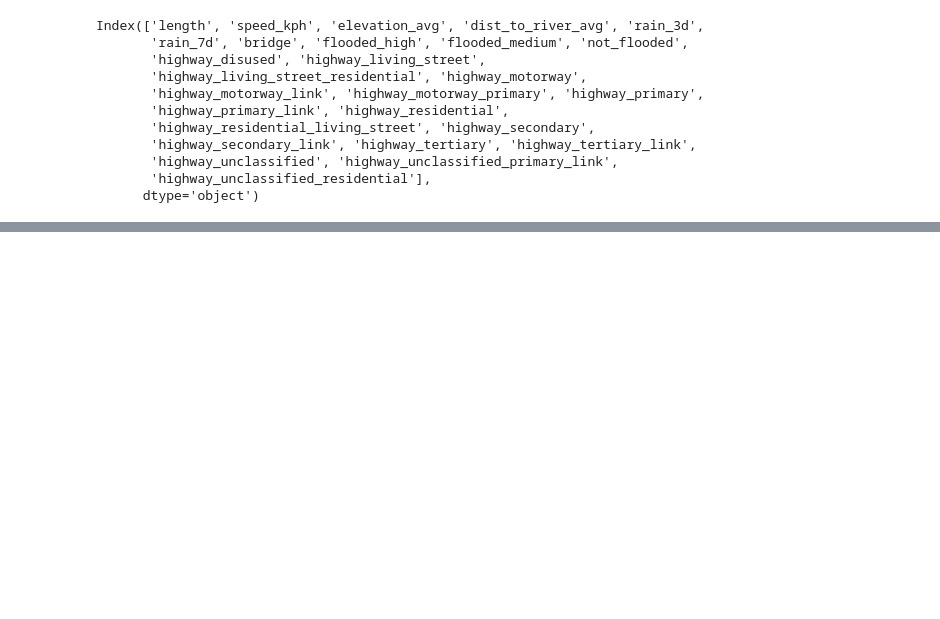
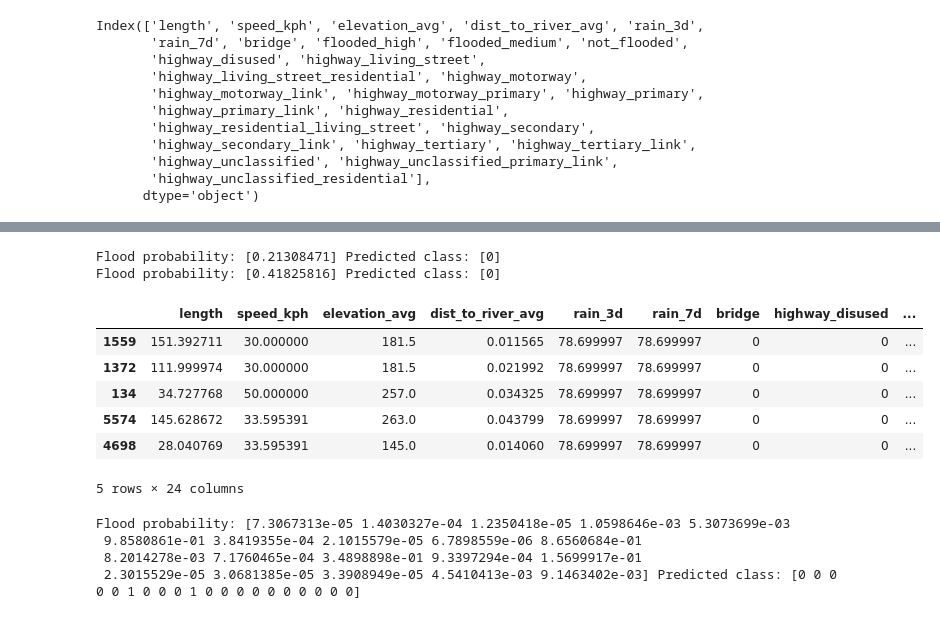
Before and after one commit to monochandan/Predictive-robustness-of-Accessibility-RoA-, a Jupyter notebook: notebooks/data_prep_model_train.ipynb, the cells around one changed output, grey strips where cells are left out. Drawn from its saved outputs; the diff is of its cells as text; code cells hidden in the pictures; blank space fills up the shorter version.

```diff
--- a/notebooks/data_prep_model_train.ipynb
+++ b/notebooks/data_prep_model_train.ipynb
@@ -1370,0 +1397,4 @@ Index(['length', 'speed_kph', 'elevation_avg', 'dist_to_river_avg', 'rain_3d',
+# %%
+y_flooded_high = edges["flooded_high"]
+y_flooded_medium = edges["flooded_medium"]
+# y_not_flooded = edges["not_flooded"]
@@ -1370,0 +1403,13 @@ Index(['length', 'speed_kph', 'elevation_avg', 'dist_to_river_avg', 'rain_3d',
+# %%
+feature_columns = ['length', 'speed_kph', 'elevation_avg', 'dist_to_river_avg', 'rain_3d',
+       'rain_7d', 'bridge',
+       'highway_disused', 'highway_living_street',
+       'highway_living_street_residential', 'highway_motorway',
+       'highway_motorway_link', 'highway_motorway_primary', 'highway_primary',
+       'highway_primary_link', 'highway_residential',
+       'highway_residential_living_street', 'highway_secondary',
+       'highway_secondary_link', 'highway_tertiary', 'highway_tertiary_link',
+       'highway_unclassified', 'highway_unclassified_primary_link',
+       'highway_unclassified_residential']
+# %%
+X = edges[feature_columns]
@@ -1370,0 +1494,10 @@ Index(['length', 'speed_kph', 'elevation_avg', 'dist_to_river_avg', 'rain_3d',
+# %%
+# 100 -> 70 : 30
+X_train, X_temp, y_train, y_temp = train_test_split(
+    X, y_flooded_high, test_size=0.3, stratify=y_flooded_high, random_state=42
+)
+
+# 30 -> 50 : 50
+X_val, X_test, y_val, y_test = train_test_split(
+    X_temp, y_temp, test_size=0.5, stratify=y_temp, random_state=42
+)
@@ -1370,0 +1552,50 @@ Index(['length', 'speed_kph', 'elevation_avg', 'dist_to_river_avg', 'rain_3d',
+# %%
+
+
+# Manually construct one (or several) edge examples
+manual_test = pd.DataFrame([{
+    "length": 150.0,
+    "speed_kph": 50.0,
+    "elevation_avg": 135.0,      # low elevation, near river -> should be high risk
+    "dist_to_river_avg": 20.0,   # close to river
+    "rain_3d": 120.0,            # heavy rain, like flood event
+    "rain_7d": 200.0,
+    "has_bridge": 1,
+    "highway_residential": 1,
+    "highway_primary": 0,
+    "highway_secondary": 0,
+    # ... set all other highway_* columns to 0
+}])
+# data = []
+# make sure column order/names match training X exactly
+manual_test = manual_test.reindex(columns=X_train.columns, fill_value=0)
+
+prob_medium = xgb_medium.predict_proba(manual_test)[:, 1]
+pred_medium = xgb_medium.predict(manual_test)
+print("Flood probability:", prob_medium, "Predicted class:", pred_medium)
+
+prob_high = xgb_high.predict_proba(manual_test)[:, 1]
+pred_high = xgb_high.predict(manual_test)
+print("Flood probability:", prob_high, "Predicted class:", pred_high)
+# %% [output]
+Flood probability: [0.21308471] Predicted class: [0]
+Flood probability: [0.41825816] Predicted class: [0]
+# %%
+X_test[0:5]
+# %% [output]
+|  | length | speed_kph | elevation_avg | dist_to_river_avg | rain_3d | rain_7d | bridge | highway_disused | ... |
+| 1559 | 151.392711 | 30.000000 | 181.5 | 0.011565 | 78.699997 | 78.699997 | 0 | 0 | ... |
+| 1372 | 111.999974 | 30.000000 | 181.5 | 0.021992 | 78.699997 | 78.699997 | 0 | 0 | ... |
+| 134 | 34.727768 | 50.000000 | 257.0 | 0.034325 | 78.699997 | 78.699997 | 0 | 0 | ... |
+| 5574 | 145.628672 | 33.595391 | 263.0 | 0.043799 | 78.699997 | 78.699997 | 0 | 0 | ... |
+| 4698 | 28.040769 | 33.595391 | 145.0 | 0.014060 | 78.699997 | 78.699997 | 0 | 0 | ... |
+5 rows × 24 columns
+# %%
+prob = xgb_high.predict_proba(X_test[0:20])[:, 1]
+pred = xgb_high.predict(X_test[0:20])
+print("Flood probability:", prob, "Predicted class:", pred)
+# %% [output]
+Flood probability: [7.3067313e-05 1.4030327e-04 1.2350418e-05 1.0598646e-03 5.3073699e-03
+ 9.8580861e-01 3.8419355e-04 2.1015579e-05 6.7898559e-06 8.6560684e-01
+ 8.2014278e-03 7.1760465e-04 3.4898898e-01 9.3397294e-04 1.5699917e-01
+ 2.3015529e-05 3.0681385e-05 3.3908949e-05 4.5410413e-03 9.1463402e-03] Predicted class: [0 0 0 0 0 1 0 0 0 1 0 0 0 0 0 0 0 0 0 0]
```
Also changed, not shown: parts of 37 cells of this notebook, 3 other files.
